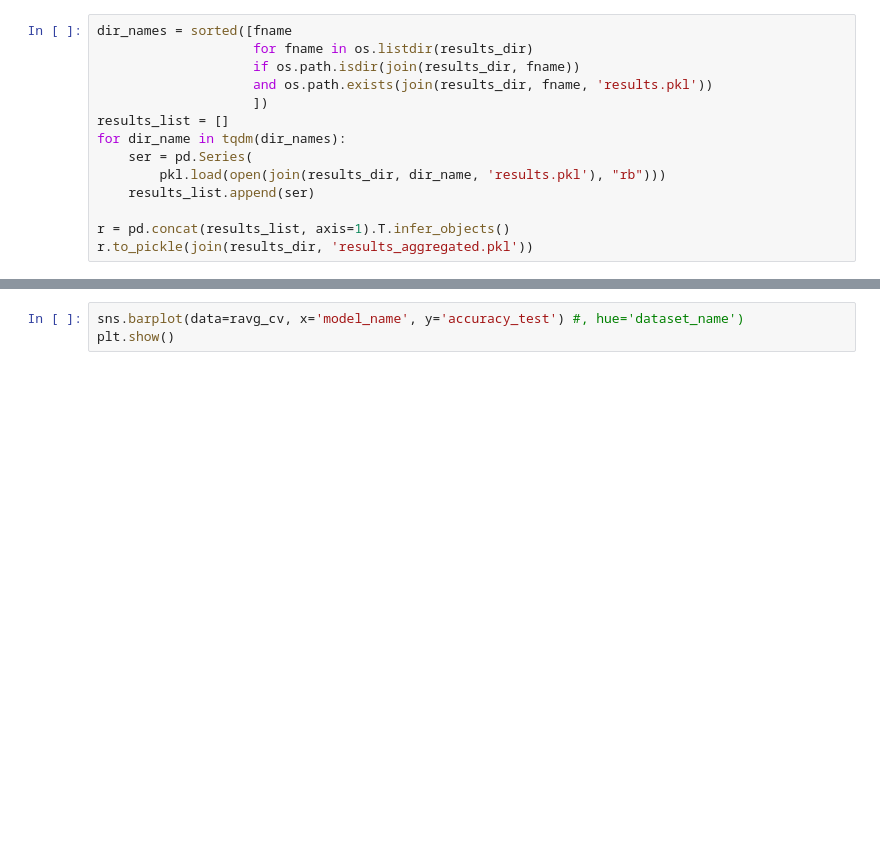
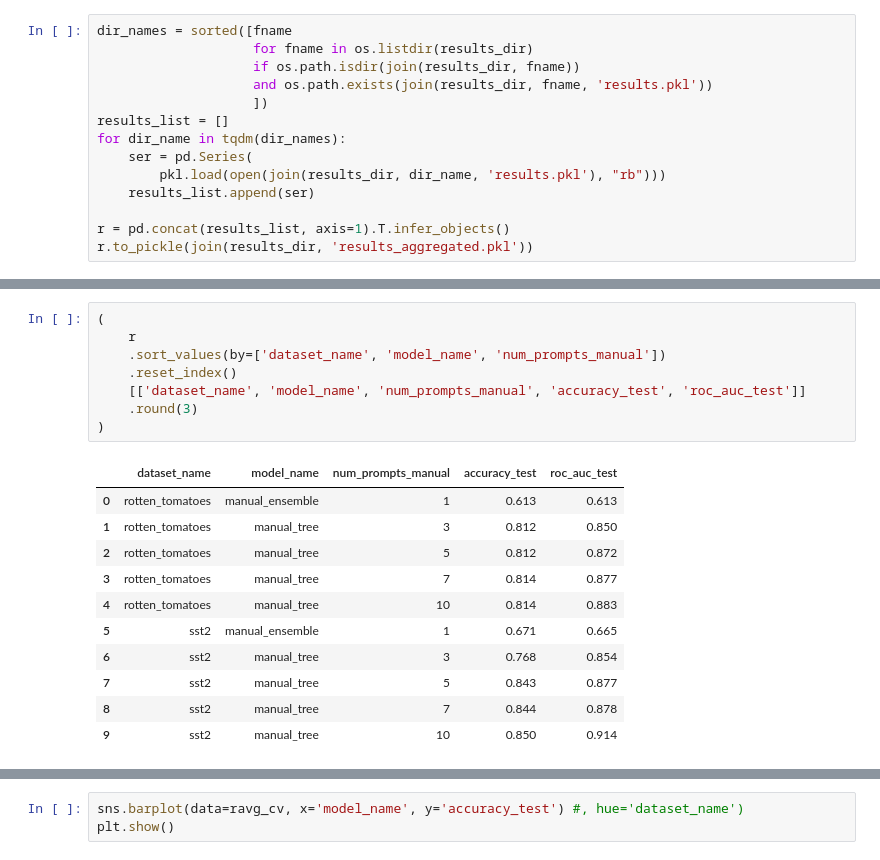
Before and after one commit to csinva/tree-prompt, a Jupyter notebook: notebooks/01_model_results.ipynb, the cells around one changed output, grey strips where cells are left out. Drawn from its saved outputs; the diff is of its cells as text; blank space fills up the shorter version.

```diff
--- a/notebooks/01_model_results.ipynb
+++ b/notebooks/01_model_results.ipynb
@@ -38,3 +34,23 @@ r
+# %%
+(
+    r
+    .sort_values(by=['dataset_name', 'model_name', 'num_prompts_manual'])
+    .reset_index()
+    [['dataset_name', 'model_name', 'num_prompts_manual', 'accuracy_test', 'roc_auc_test']]
+    .round(3)
+)
+# %% [output]
+|  | dataset_name | model_name | num_prompts_manual | accuracy_test | roc_auc_test |
+| 0 | rotten_tomatoes | manual_ensemble | 1 | 0.613 | 0.613 |
+| 1 | rotten_tomatoes | manual_tree | 3 | 0.812 | 0.850 |
+| 2 | rotten_tomatoes | manual_tree | 5 | 0.812 | 0.872 |
+| 3 | rotten_tomatoes | manual_tree | 7 | 0.814 | 0.877 |
+| 4 | rotten_tomatoes | manual_tree | 10 | 0.814 | 0.883 |
+| 5 | sst2 | manual_ensemble | 1 | 0.671 | 0.665 |
+| 6 | sst2 | manual_tree | 3 | 0.768 | 0.854 |
+| 7 | sst2 | manual_tree | 5 | 0.843 | 0.877 |
+| 8 | sst2 | manual_tree | 7 | 0.844 | 0.878 |
+| 9 | sst2 | manual_tree | 10 | 0.850 | 0.914 |
 # %%
 # fill missing args with default values from argparse
 r = notebook_helper.fill_missing_args_with_default(r, fname='01_fit.py')
```
Also changed, not shown: parts of 4 cells of this notebook, 3 other files.
